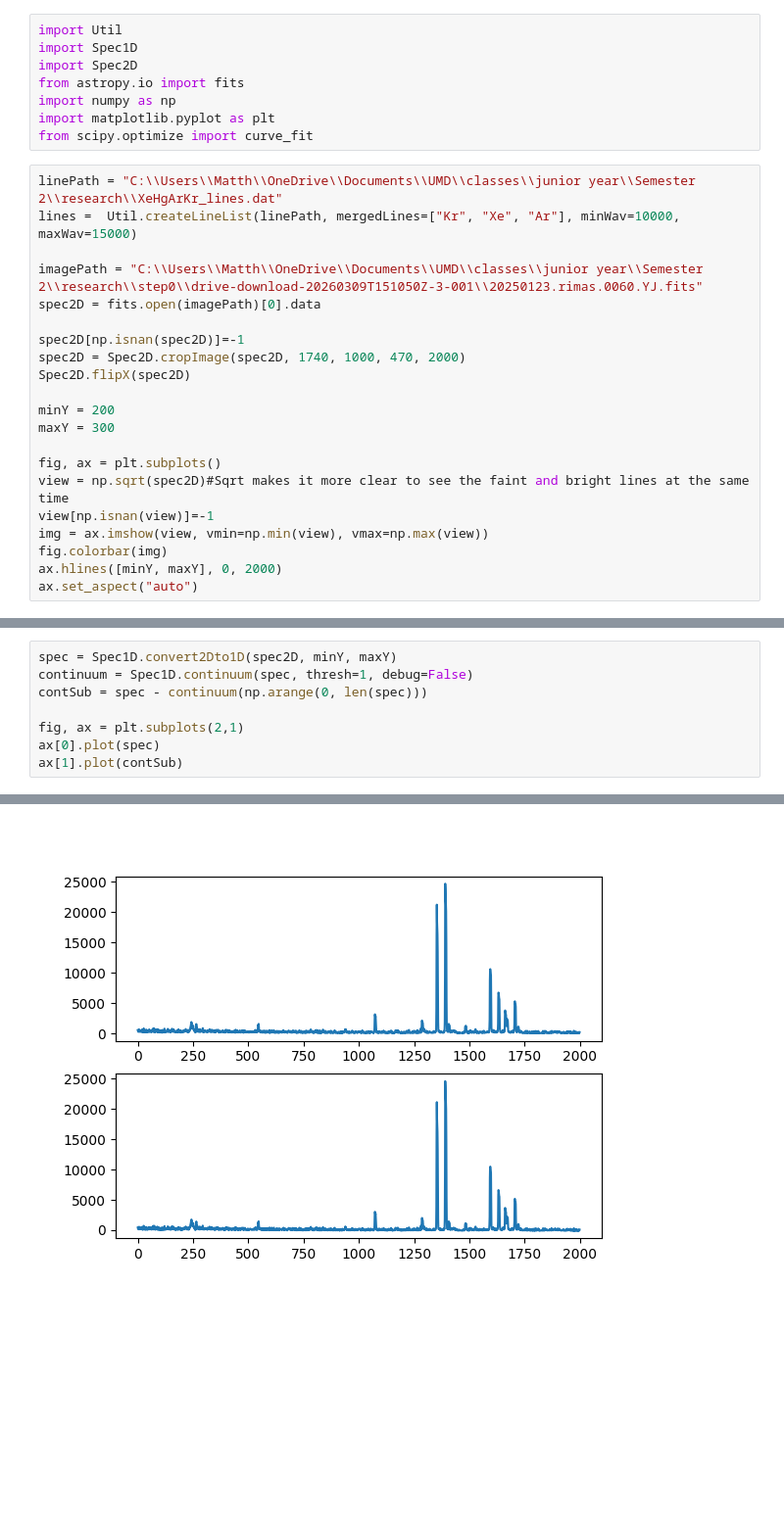
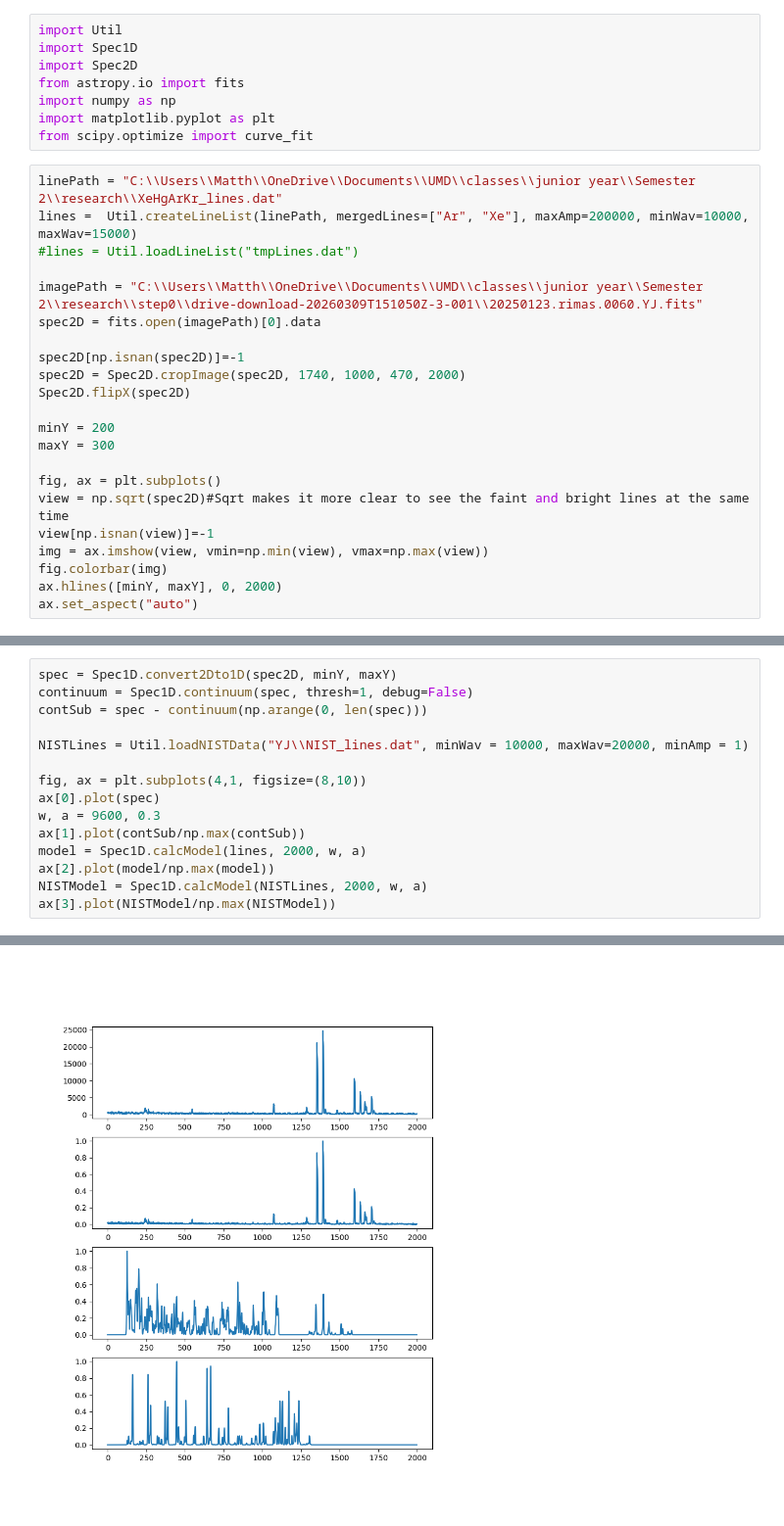
Before and after one commit to MatthewPrem/SpecWavUtils, a Jupyter notebook: YJ/vph300/findR.ipynb, the cells around one changed output, grey strips where cells are left out. Shown at 98% size. Cells and saved outputs as stored; diff of their text form; blank space fills up the shorter version.

Commit message:
Testing NIST lines in the YJ band

```diff
--- a/YJ/vph300/findR.ipynb
+++ b/YJ/vph300/findR.ipynb
@@ -16,7 +16,8 @@ import matplotlib.pyplot as plt
 from scipy.optimize import curve_fit
 # %%
 linePath = "C:\\Users\\Matth\\OneDrive\\Documents\\UMD\\classes\\junior year\\Semester 2\\research\\XeHgArKr_lines.dat"
-lines =  Util.createLineList(linePath, mergedLines=["Kr", "Xe", "Ar"], minWav=10000, maxWav=15000)
+lines =  Util.createLineList(linePath, mergedLines=["Ar", "Xe"], maxAmp=200000, minWav=10000, maxWav=15000)
+#lines = Util.loadLineList("tmpLines.dat")
 
 imagePath = "C:\\Users\\Matth\\OneDrive\\Documents\\UMD\\classes\\junior year\\Semester 2\\research\\step0\\drive-download-20260309T151050Z-3-001\\20250123.rimas.0060.YJ.fits"
 spec2D = fits.open(imagePath)[0].data
@@ -44,11 +48,18 @@ ax.plot(Spec1D.calcModel(lines, 2000, 9600, 0.3))
 # %%
 spec = Spec1D.convert2Dto1D(spec2D, minY, maxY)
 continuum = Spec1D.continuum(spec, thresh=1, debug=False)
 contSub = spec - continuum(np.arange(0, len(spec)))
 
-fig, ax = plt.subplots(2,1)
+NISTLines = Util.loadNISTData("YJ\\NIST_lines.dat", minWav = 10000, maxWav=20000, minAmp = 1)
+
+fig, ax = plt.subplots(4,1, figsize=(8,10))
 ax[0].plot(spec)
-ax[1].plot(contSub)
+w, a = 9600, 0.3
+ax[1].plot(contSub/np.max(contSub))
+model = Spec1D.calcModel(lines, 2000, w, a)
+ax[2].plot(model/np.max(model))
+NISTModel = Spec1D.calcModel(NISTLines, 2000, w, a)
+ax[3].plot(NISTModel/np.max(NISTModel))
 # %% [output]
 [<matplotlib.lines.Line2D at 0x...>]
-[figure, old version]
+[figure, new version]
```
Also changed, not shown: parts of 3 cells of this notebook, 2 other files.
